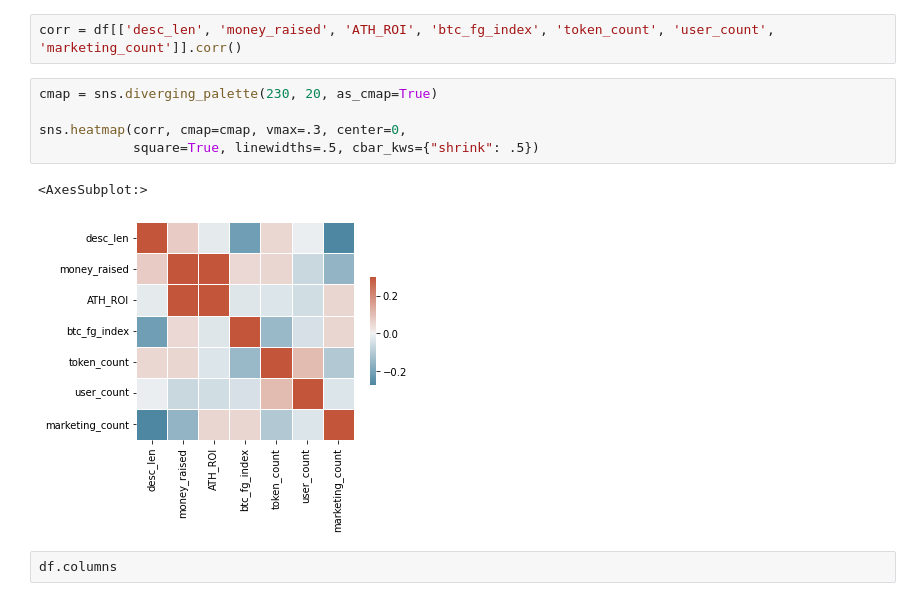
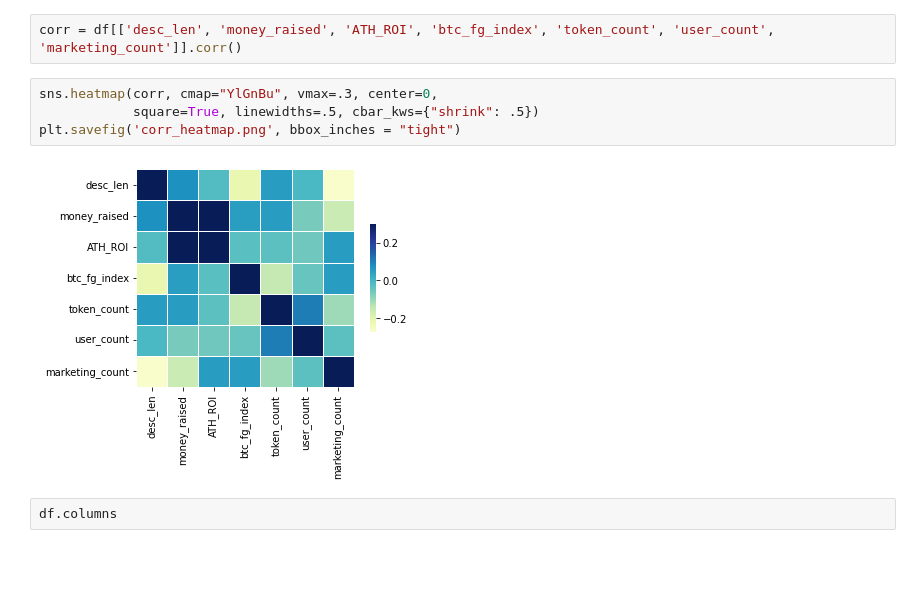
Before and after one commit to patpiet/DAO_Launch_ROI_pred, a Jupyter notebook: Data_eda.ipynb, the cells around one changed output. Drawn from its saved outputs; the diff is of its cells as text; blank space fills up the shorter version.

```diff
--- a/Data_eda.ipynb
+++ b/Data_eda.ipynb
@@ -155,13 +155,11 @@ df.boxplot(column=['desc_len'] )
 # %%
 corr = df[['desc_len', 'money_raised', 'ATH_ROI', 'btc_fg_index', 'token_count', 'user_count', 'marketing_count']].corr()
 # %%
-cmap = sns.diverging_palette(230, 20, as_cmap=True)
-
-sns.heatmap(corr, cmap=cmap, vmax=.3, center=0,
+sns.heatmap(corr, cmap="YlGnBu", vmax=.3, center=0,
             square=True, linewidths=.5, cbar_kws={"shrink": .5})
+plt.savefig('corr_heatmap.png', bbox_inches = "tight")
 # %% [output]
-<AxesSubplot:>
-[figure, old version]
+[figure, new version]
 # %%
 df.columns
 # %% [output]
```
Also changed, not shown: parts of 1 cell of this notebook, 8 other files.
